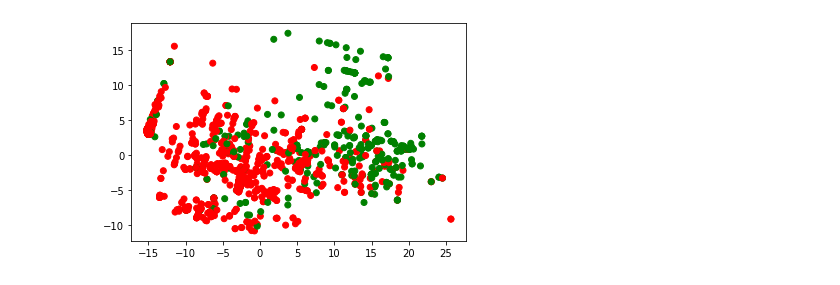
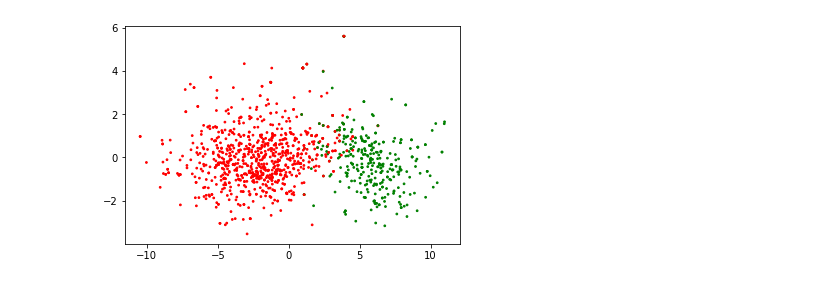
Before and after one commit to med-sci/teachmecadd, a Jupyter notebook: tutorials/008.CNN_on_smiles.ipynb, the cells around one changed output. Drawn from its saved outputs; the diff is of its cells as text; code cells hidden in the pictures.

```diff
--- a/tutorials/008.CNN_on_smiles.ipynb
+++ b/tutorials/008.CNN_on_smiles.ipynb
@@ -17,7 +18,7 @@ from sklearn.decomposition import PCA
 data = pd.read_csv("../data/androgen_data.csv")
 smiles = data["canonical_smiles"].to_list()
 
-ACTIVITY_LVL = 5.5
+ACTIVITY_LVL = 5.4
 labels = to_log_p(list(data['standard_value']))
 labels = [1 if value < ACTIVITY_LVL else 0 for value in labels]
 
@@ -61,7 +79,7 @@ outs = []
 labls = []
 
 for batch, labels in train_dataloader:
-    out = model(batch, encode=True)
+    out = model(batch.to("cuda"), return_embeds=True)
     outs.append(out.detach().cpu().numpy())
     labls.append([label.item() for label in labels])
 
@@ -70,14 +88,16 @@ for idx, (out, lbl) in enumerate(zip(outs, labls)):
     if idx==0:
         result = out
         labels = lbl
+
     result = np.vstack((result, out))
     labels = labels+lbl
+
 labels = ["green" if var==1 else "red" for var in labels]
 # %%
 pca = PCA(2)
 comp = pca.fit_transform(result)
 
-plt.scatter(x=comp[:,0], y=comp[:,1], c=labels)
+plt.scatter(x=comp[:,0], y=comp[:,1], c=labels, s=3)
 plt.show()
 # %% [output]
-[figure, old version]
+[figure, new version]
```
Also changed, not shown: parts of 8 cells of this notebook, 4 other files.
